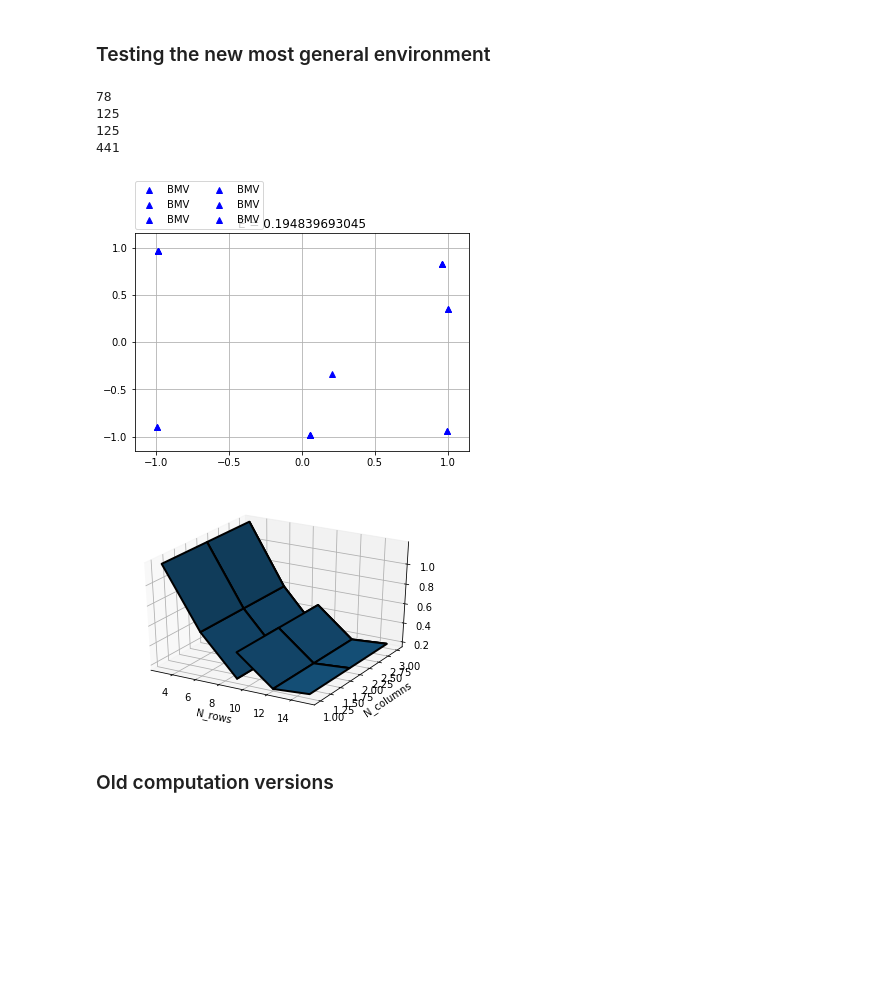
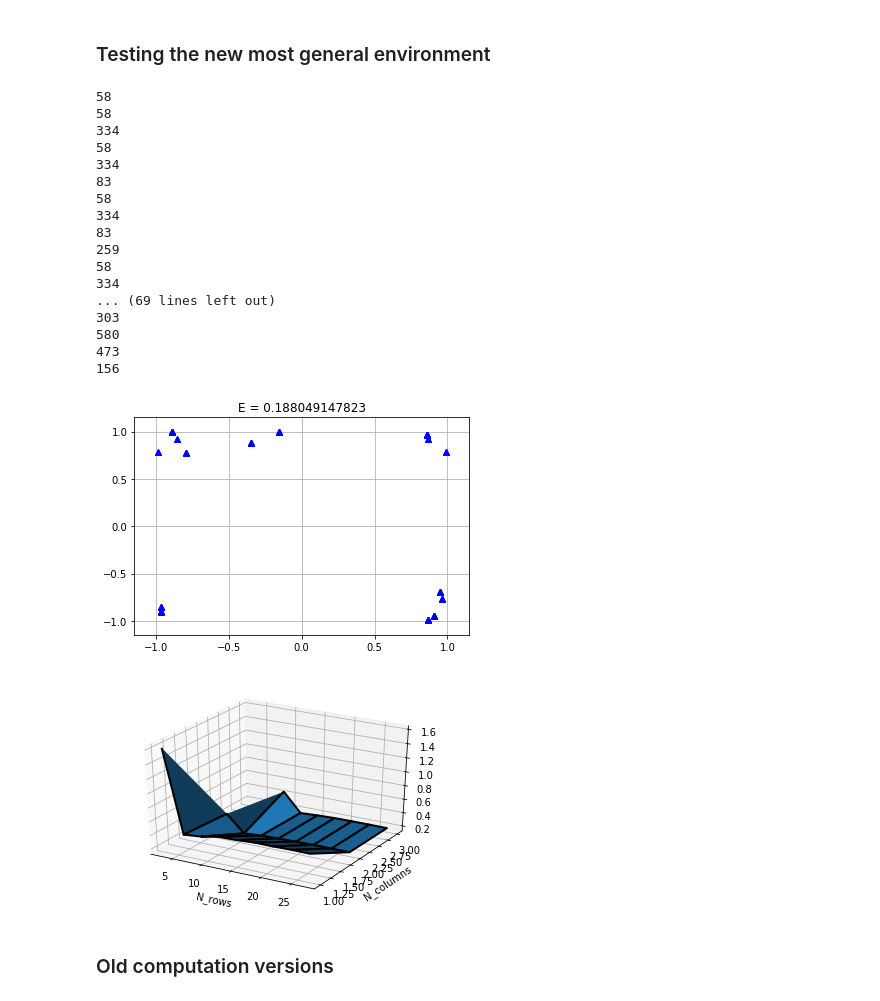
Before and after one commit to glkarpov/wmaxvol, a Jupyter notebook: sandbox_bm_approx.ipynb, the cells around one changed output. Drawn from its saved outputs; the diff is of its cells as text; code cells hidden in the pictures; blank space fills up the shorter version.

```diff
--- a/sandbox_bm_approx.ipynb
+++ b/sandbox_bm_approx.ipynb
@@ -33,18 +34,33 @@ print A.shape
 ### Testing the new most general environment
 # %%
 ### generating test points
-points_test = test_points_gen(n_test,nder,distrib='random')
+points_test = test_points_gen(n_test, nder, distrib='random')
 ### evaluating test
-f = open("func=gauss.txt","w+")
-for expansion in range(1,4):
-    for N_rows in range((expansion*(nder+1)), 2*(nder+1)*expansion, nder+1):
-        error = test(A,x,points_test,nder,expansion,N_rows,gauss)
-        f.write("error={}_Nrows={}_expans={} \n".format(error, N_rows, expansion))
-f.close()
+max_row = 10
+with open("func=gauss.txt","w+") as f:
+    for expansion in range(1,4):
+        for N_rows_ex in range(expansion, max_row):
+            N_rows = N_rows_ex*(nder+1)
+            error = test(A, x, points_test, nder, expansion, N_rows, gauss)
+            f.write("error={}_Nrows={}_expans={}\n".format(error, N_rows, expansion))
+            f.flush()
 # %% [output]
-78
-125
-125
-441
+58
+58
+334
+58
+334
+83
+58
+334
+83
+259
+58
+334
+... (69 lines left out)
+303
+580
+473
+156
-[figure, old version]
+[figure, new version]
 # %%
@@ -67,15 +106,15 @@ def file_extraction(Filepath):
 # %%
-error, N_row,N_col = file_extraction("func=gauss.txt")
+error, N_row, N_col = DataToMesh(*file_extraction("func=gauss.txt"))
 fig = plt.figure()
 ax = fig.gca(projection='3d')
-N_row, N_col = np.meshgrid(N_row, N_col)
+# N_row, N_col = np.meshgrid(N_row, N_col)
 ax.plot_surface(N_row, N_col, error, edgecolor='black', linewidth=2)
 ax.legend()
 ax.set_xlabel('N_rows', fontsize=10)
 ax.set_ylabel('N_columns')
 plt.show()
 # %% [output]
-[figure, old version]
+[figure, new version]
 # %% [markdown]
 ### Old computation versions
 # %% [markdown]
```
Also changed, not shown: parts of 3 cells of this notebook, 2 other files.
